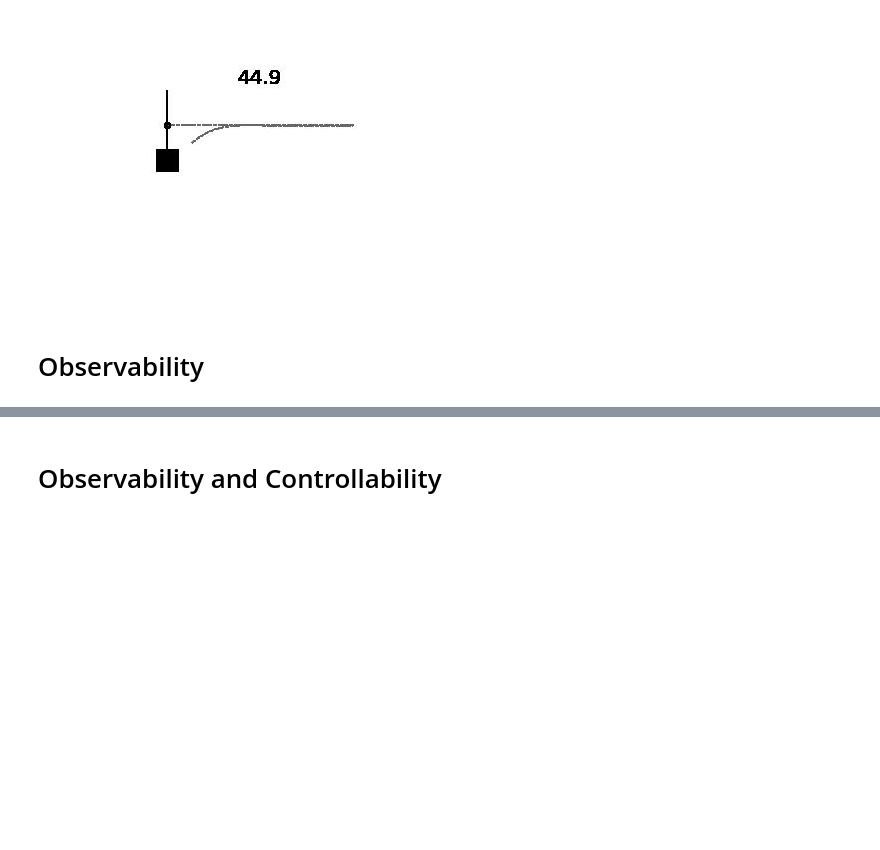
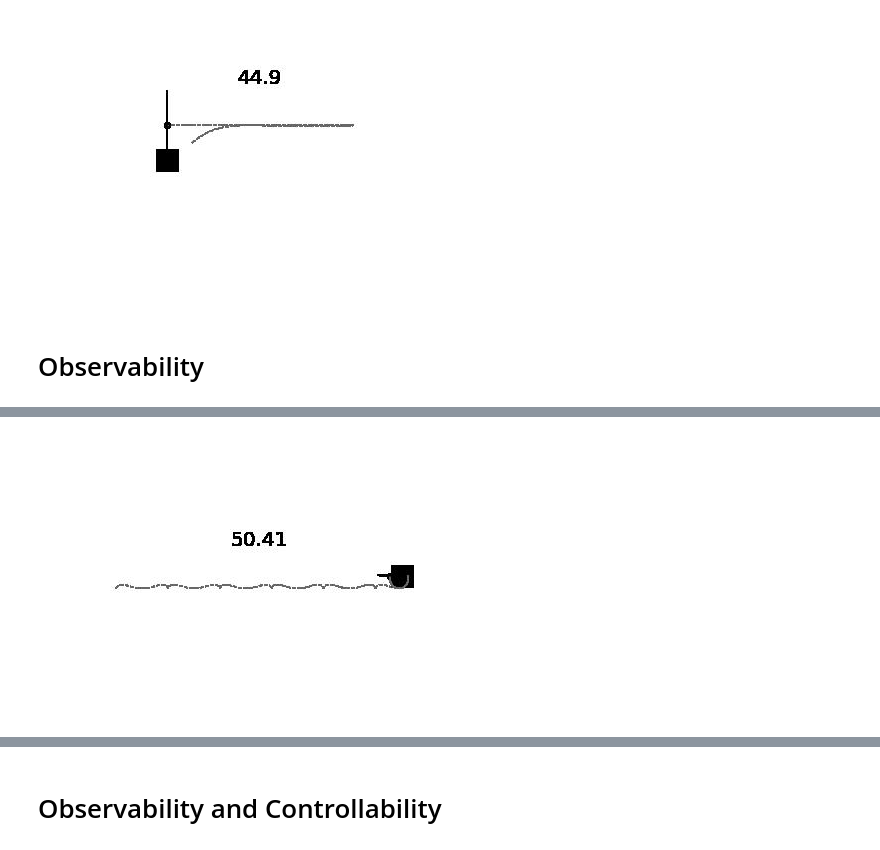
Before and after one commit to andgoldschmidt/cartpole, a Jupyter notebook: Cartpole_Controller.ipynb, the cells around one changed output, grey strips where cells are left out. Saved outputs shown, nothing was run; the diff lists cells and outputs as text; code cells hidden in the pictures; blank space fills up the shorter version.

```diff
--- a/Cartpole_Controller.ipynb
+++ b/Cartpole_Controller.ipynb
@@ -248,0 +277,31 @@ matrix([[0.52806572, 0.31622777, 0.82149746, 0.04908965]])
+# %%
+# Augment the system with disturbances and noise
+Wd = .1*np.identity(4)
+Wn = np.array([[1]])
+
+# Augmented control system inputs are (u, d, n)
+augB = np.hstack([B, Wd, np.zeros([A.shape[0],Wn.shape[1]])])
+augD = np.hstack([D, np.zeros([C.shape[0],Wd.shape[1]]), Wn])
+augSS = signal.StateSpace(A,augB,C,augD)
+
+# Kalman filter computes the dynamics of x_hat using measurements C and the model A, B
+Kf = ch.lqr(A.T, C.T, Wd, Wn)[0].T
+kfSS = signal.StateSpace(A-Kf@C, np.hstack([B, Kf]), np.identity(A.shape[0]), 0*np.hstack([B, Kf]))
+
+# Simulate the system
+d = np.random.multivariate_normal(np.zeros(A.shape[0]), Wd, len(time))
+n = np.random.multivariate_normal(np.zeros(C.shape[0]), Wn, len(time))
+u = np.zeros([len(time), B.shape[1]])
+u[100:120] = 100 # 0.2 second pulse
+u[1500:1520] = -100
+augU = np.hstack([u, d, n])
+tout, yout, xout = signal.lsim(augSS, augU, time)
+
+# Use measurement and control signal to reconstruct the system
+kf_u = np.hstack([u, yout.reshape(len(time),-1)])
+kf_tout, kf_yout, kf_xout = signal.lsim(kfSS, kf_u, time)
+# %%
+x,px,th,pth = xout.T - xs
+ch.make_movie_with_buffer(c, x, th, tout, tdiv=20)
+# %% [output]
+[figure, added]
```
Also changed, not shown: parts of 21 cells of this notebook, 1 other file.
